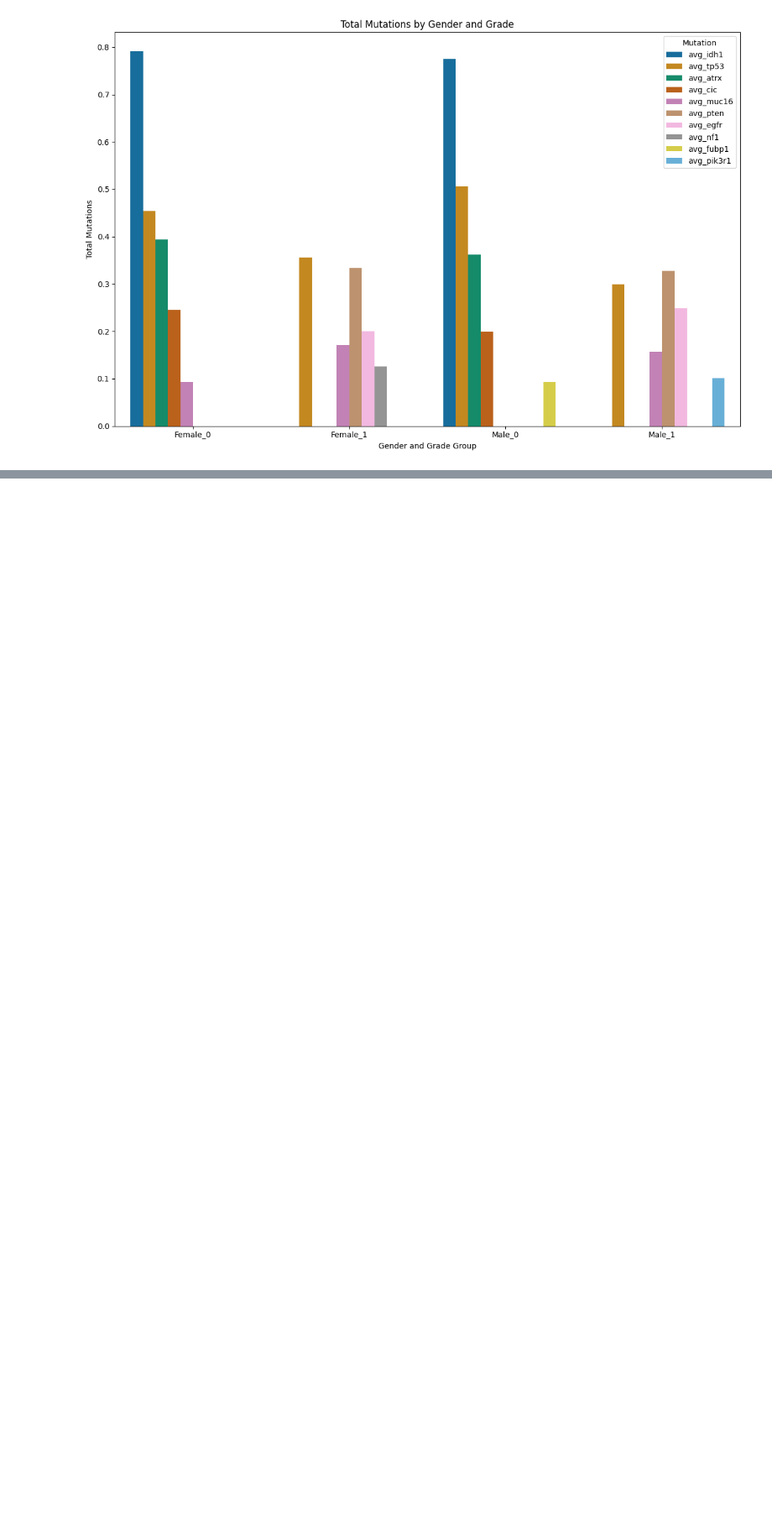
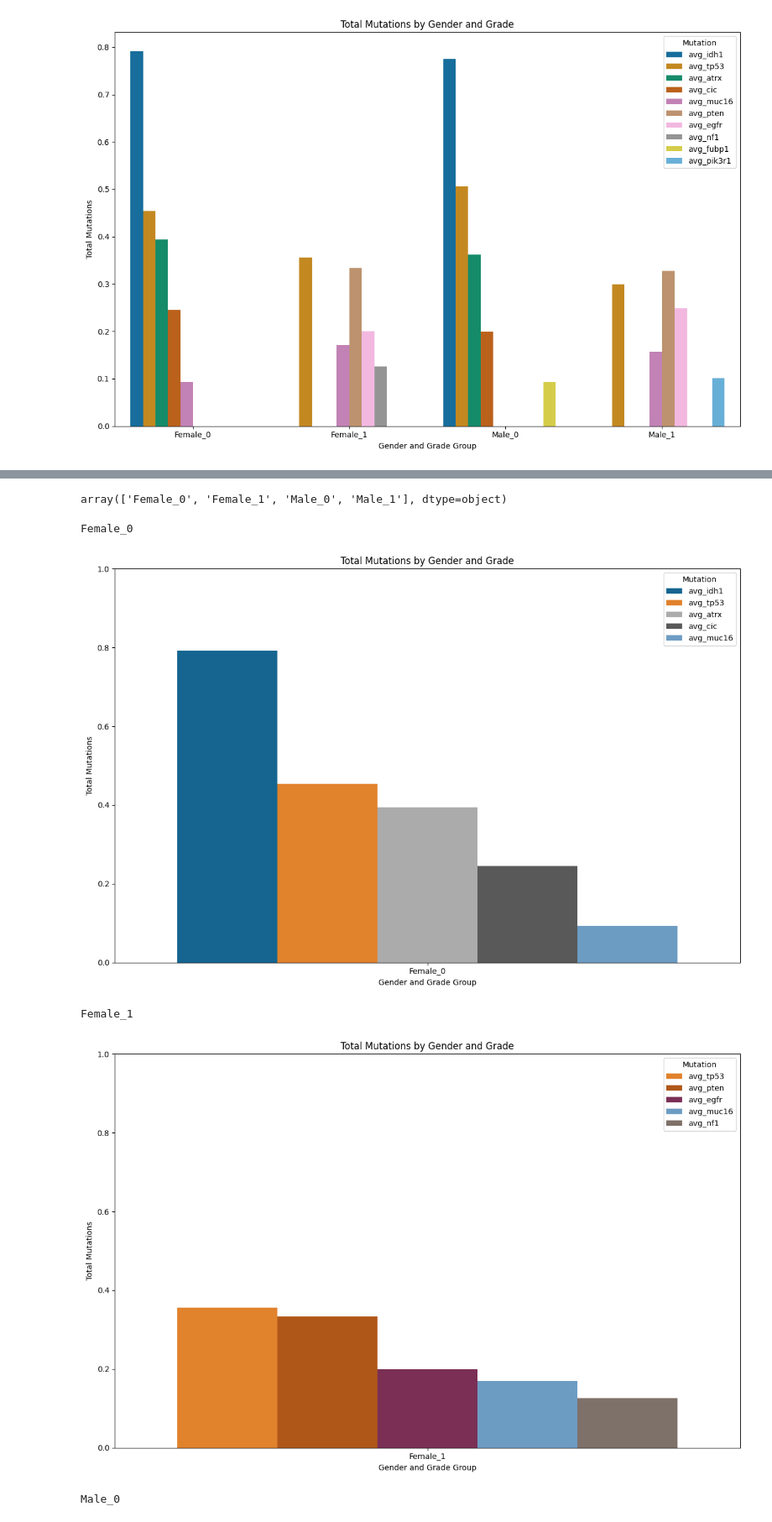
Before and after one commit to AnJoGoe/Mini_Project_SQL, a Jupyter notebook: notebooks/Mini_Project_SQL.ipynb, the cells around one changed output, grey strips where cells are left out. Shown: that part at 84% size. Saved outputs shown, nothing was run; the diff lists cells and outputs as text; code cells hidden in the pictures; blank space fills up the shorter version.

Commit message:
Added Chembl Data to Jupyter NB

```diff
--- a/notebooks/Mini_Project_SQL.ipynb
+++ b/notebooks/Mini_Project_SQL.ipynb
@@ -767,3 +723,6 @@ plt.tight_layout()
 plt.show()
 # %% [output]
 [figure]
+# %%
+list_mutations = df_avg_mut_long_max['Mutation'].unique()
+list_mutations
@@ -769,0 +733,13 @@ plt.show()
+# %%
+# List of colors
+mut_colors = ['#006BA4',
+              '#FF800E',
+              '#ABABAB',
+              '#595959',
+              '#5F9ED1',
+              '#C85200',
+              '#882255',
+              '#817066',
+              '#F1A340',
+              '#52BCA3']
+mut_colors
@@ -769,0 +757,4 @@ plt.show()
+# %%
+# Create Mutation:Color dictionary:
+mut_color_dict = dict(zip(list_mutations, mut_colors))
+mut_color_dict
@@ -769,0 +772,31 @@ plt.show()
+# %%
+df_avg_mut_long_max['group'].unique()
+# %% [output]
+array(['Female_0', 'Female_1', 'Male_0', 'Male_1'], dtype=object)
+# %%
+for group_grade in df_avg_mut_long_max['group'].unique():
+    print(group_grade)
+
+    # Filter dataframe for respective group (e.g. female_0)
+    filtered_df = df_avg_mut_long_max[df_avg_mut_long_max['group'] == group_grade]
+
+    # Extract unique mutations
+    unique_mutations = filtered_df['Mutation'].unique()
+
+
+    # Create a bar plot with dynamically colored bars
+    plt.figure(figsize=(12, 8))
+    sns.barplot(data=filtered_df, x='group', y='Total Mutations', hue='Mutation', palette=mut_color_dict, dodge=True)
+    plt.title('Total Mutations by Gender and Grade')
+    plt.xlabel('Gender and Grade Group')
+    plt.ylabel('Total Mutations')
+    plt.ylim(0.0, 1.0)
+    plt.tight_layout()
+    plt.savefig('../resources/total_mut_gender_grade' + group_grade + '.png')
+    plt.show()
+# %% [output]
+Female_0
+[figure, added]
+Female_1
+[figure, added]
+Male_0
```
Also changed, not shown: parts of 55 cells of this notebook, 18 other files.
